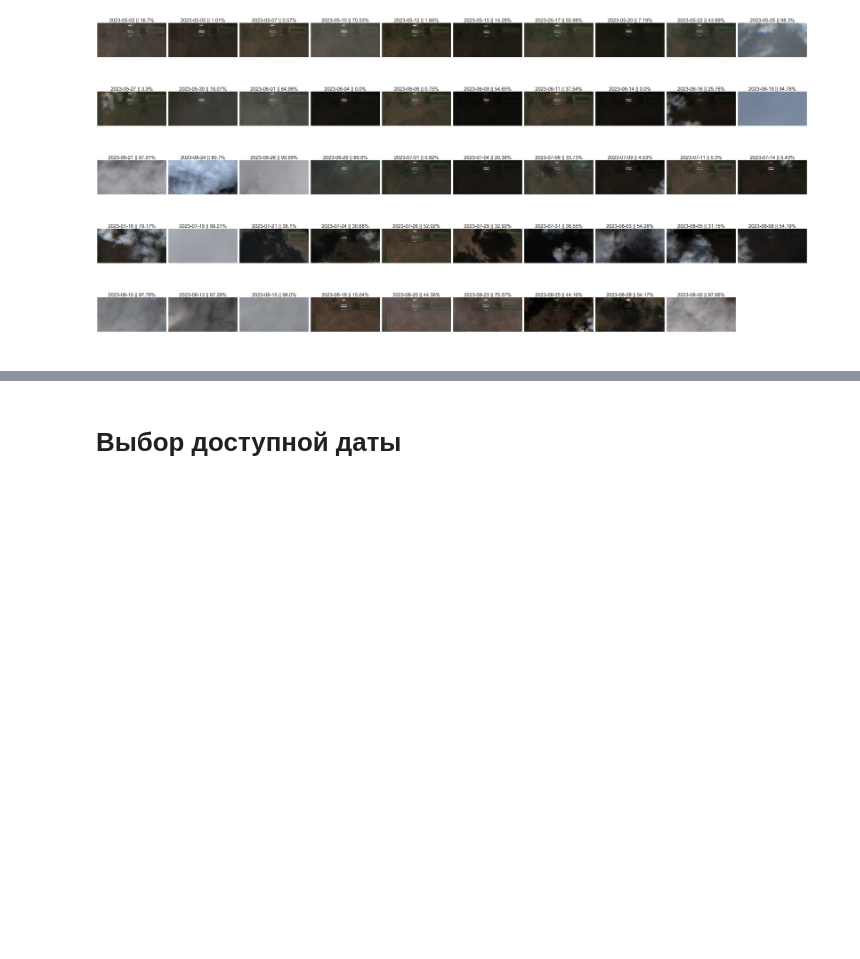
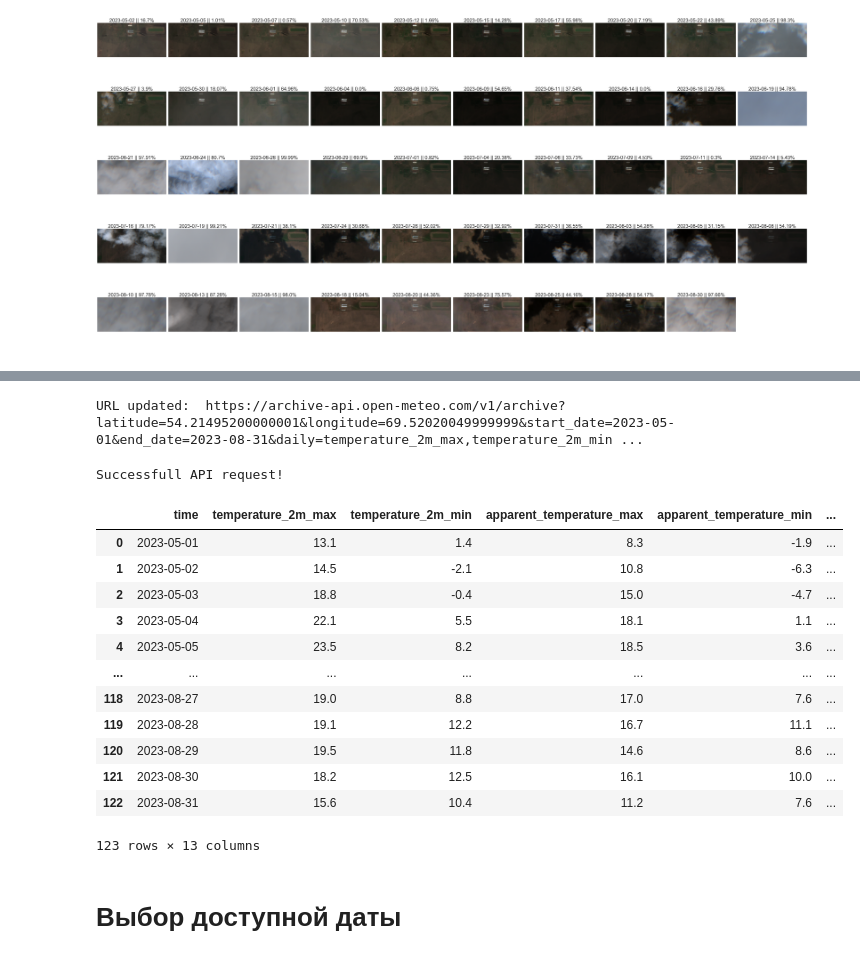
Before and after one commit to Yerlan999/CowsGPSTracker-KazATU, a Jupyter notebook: new_modules/SentinelHub Based Analysis (Sentinel 2 - L1C) (2023).ipynb, the cells around one changed output, grey strips where cells are left out. Cells and saved outputs as stored; diff of their text form; code cells hidden in the pictures; blank space fills up the shorter version.

```diff
--- a/new_modules/SentinelHub Based Analysis (Sentinel 2 - L1C) (2023).ipynb
+++ b/new_modules/SentinelHub Based Analysis (Sentinel 2 - L1C) (2023).ipynb
@@ -503,3 +665,32 @@ plt.tight_layout()
+# %%
+Hist_URL = f"https://archive-api.open-meteo.com/v1/archive?latitude={latitude}&longitude={longitude}&start_date={start_date}&end_date={end_date}"
+# %%
+Hist_URL = apply_params_to_URL(Hist_URL, history_parameters)
+# %% [output]
+URL updated:  https://archive-api.open-meteo.com/v1/archive?latitude=54.21495200000001&longitude=69.52020049999999&start_date=2023-05-01&end_date=2023-08-31&daily=temperature_2m_max,temperature_2m_min ...
+# %%
+history_json_obj = make_API_request(Hist_URL)
+# %% [output]
+Successfull API request!
+# %%
+history_df = pd.DataFrame(history_json_obj["daily"])
+history_df.drop(columns=["weathercode", "sunrise", "sunset"], inplace=True)
+# %%
+history_df
+# %% [output]
+|  | time | temperature_2m_max | temperature_2m_min | apparent_temperature_max | apparent_temperature_min | ... |
+| 0 | 2023-05-01 | 13.1 | 1.4 | 8.3 | -1.9 | ... |
+| 1 | 2023-05-02 | 14.5 | -2.1 | 10.8 | -6.3 | ... |
+| 2 | 2023-05-03 | 18.8 | -0.4 | 15.0 | -4.7 | ... |
+| 3 | 2023-05-04 | 22.1 | 5.5 | 18.1 | 1.1 | ... |
+| 4 | 2023-05-05 | 23.5 | 8.2 | 18.5 | 3.6 | ... |
+| ... | ... | ... | ... | ... | ... | ... |
+| 118 | 2023-08-27 | 19.0 | 8.8 | 17.0 | 7.6 | ... |
+| 119 | 2023-08-28 | 19.1 | 12.2 | 16.7 | 11.1 | ... |
+| 120 | 2023-08-29 | 19.5 | 11.8 | 14.6 | 8.6 | ... |
+| 121 | 2023-08-30 | 18.2 | 12.5 | 16.1 | 10.0 | ... |
+| 122 | 2023-08-31 | 15.6 | 10.4 | 11.2 | 7.6 | ... |
+123 rows × 13 columns
 # %% [markdown]
 # Выбор доступной даты
 # %%
```
Also changed, not shown: parts of 13 cells of this notebook, 1 other file.
